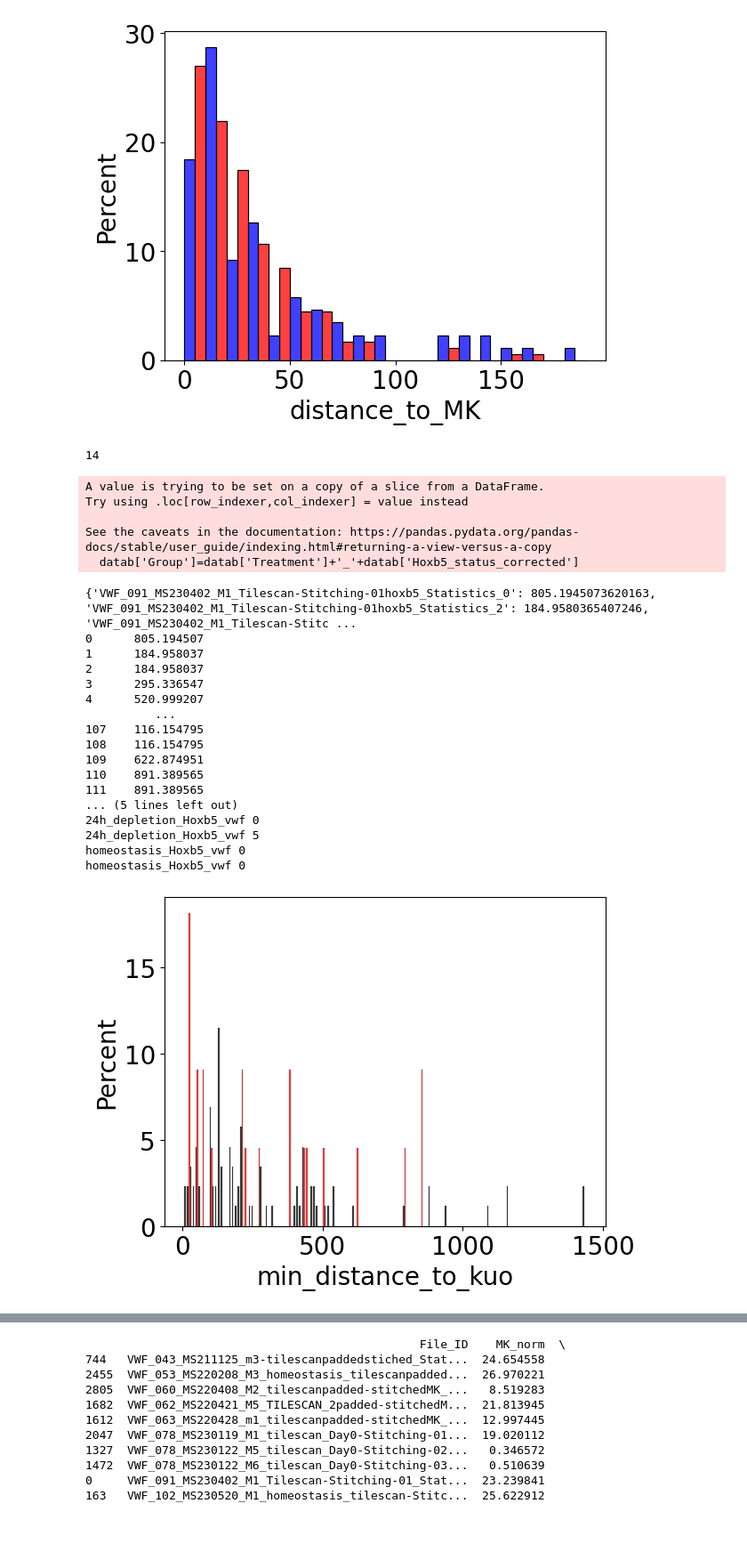
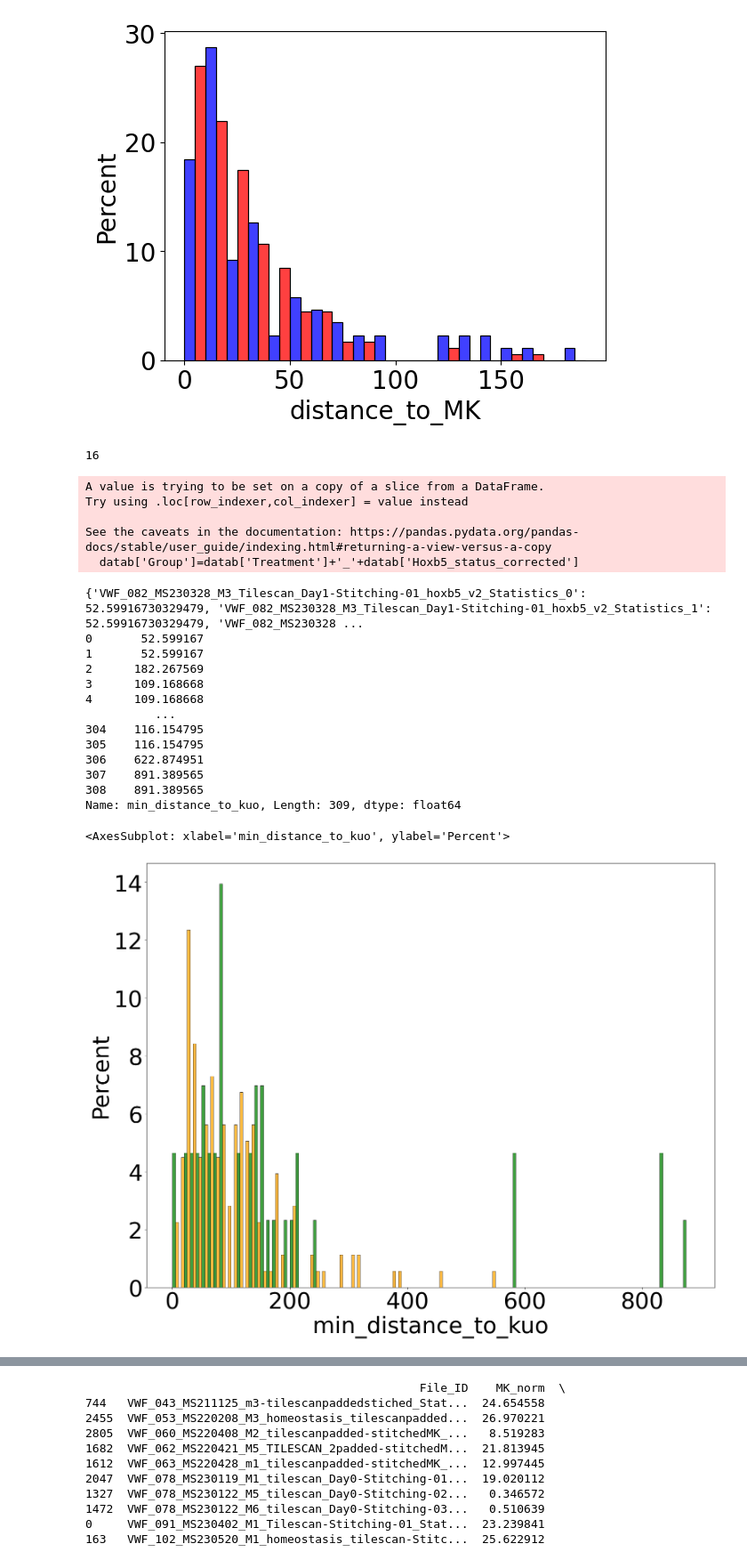
Before and after one commit to Mas515/Image_analysis, a Jupyter notebook: IVMtilescans_plot.ipynb, the cells around one changed output, grey strips where cells are left out. Shown at 89% size. Cells and saved outputs as stored; diff of their text form; code cells hidden in the pictures; blank space fills up the shorter version.

```diff
--- a/IVMtilescans_plot.ipynb
+++ b/IVMtilescans_plot.ipynb
@@ -540,15 +540,16 @@ data=data[[ 'Final_Cell_ID','Treatment', 'Hoxb5_status_corrected', 'distance_to_
 # %%
 #attempt to calculate distances between KuO
 data=pd.read_csv('/Users/secchim/Documents/Experiments/distance analysis/distance_to_MK_v1.csv', index_col=None, header=0)
+plt.rcParams["font.size"]=40
 
 # data=data[data['Treatment']=='homeostasis']
 # data=data[data['Treatment']=='ageing']
 data=data[data['file_type']=='tilescan']
 data['Final_Cell_ID']=data['file']+'_'+data['ID'].astype(str)
 # datax=data[data['track_length']!=0]
-data=data[data['Treatment']!='ageing']
+# data=data[data['Treatment']!='ageing']
 data=data[data['Treatment']!='depletion']
-# data=data[data['Treatment']!='24h_depletion']
+data=data[data['Treatment']!='24h_depletion']
 # data=data[data['Treatment']!='homeostasis']
 # datax=datax[datax['Metadata_Timepoint']!='1']
 
@@ -626,60 +627,67 @@ for i, b in data.iterrows():
     data.loc[i,'min_distance_to_kuo']=data.loc[i,'min_distance_to_kuo']-10
     if data.loc[i,'min_distance_to_kuo']<0:
         data.loc[i,'min_distance_to_kuo']=0
 
 ##plotting homeostasis and depletion for Hoxb5+vwf-
 # data=data[data['Hoxb5_status_corrected']=='hoxb5']
-sns.histplot(data, x="min_distance_to_kuo", hue="Treatment", palette=['black','red'], hue_order=('homeostasis','24h_depletion'), legend=False, binwidth=10, multiple="dodge",stat='percent', common_norm=False)
+# sns.histplot(data, x="min_distance_to_kuo", hue="Treatment", palette=['black','red'], hue_order=('homeostasis','24h_depletion'), legend=False, binwidth=10, multiple="dodge",stat='percent', common_norm=False)
 ##plotting homeostasis and ageing for Hoxb5+vwf-
-# sns.histplot(data, x="min_distance_to_kuo", hue="Treatment", palette=['blue','red'], hue_order=('homeostasis','ageing'), legend=False, binwidth=10, multiple="dodge")
+# sns.histplot(data, x="min_distance_to_kuo", hue="Treatment", palette=['blue','red'], hue_order=('homeostasis','ageing'), legend=False, binwidth=10, multiple="dodge",stat='percent', common_norm=False)
 
 
 # ## plotting hoxb5vwf+ vs hoxb5vwf- in ageing
-# data=data[data['Treatment']!='homeostasis']
-# sns.histplot(data, x="min_distance_to_kuo", hue="Hoxb5_status_corrected", palette=['green','orange'], hue_order=('Hoxb5_vwf','hoxb5'), legend=False, binwidth=10, multiple="dodge")
+data=data[data['Treatment']!='homeostasis']
+sns.histplot(data, x="min_distance_to_kuo", hue="Hoxb5_status_corrected", palette=['green','orange'], hue_order=('Hoxb5_vwf','hoxb5'), legend=False, binwidth=10, multiple="dodge",stat='percent', common_norm=False)
 # print(len(data['Final_Cell_ID'].unique()))
 
-#TO GET THE NUMBERS OF CELLS IN CLUSTER FOR THE PIE PLOTS
-for i in data['Group'].unique():
-    db=(data[data['Group']==i])
-    print(i, len(db[db['min_distance_to_kuo']<20]))
-    print(i, len(db[db['min_distance_to_kuo']>20]))
+# #TO GET THE NUMBERS OF CELLS IN CLUSTER FOR THE PIE PLOTS
+# for i in data['Group'].unique():
+#     db=(data[data['Group']==i])
+#     print(i, len(db[db['min_distance_to_kuo']<20]))
+#     print(i, len(db[db['min_distance_to_kuo']>20]))
 
 ##STATS
 # data=data[data['Treatment']!='depletion']###When excluding na, compare only homeostasis and 24hdepletion
 # model = ols('min_distance_to_kuo ~  C(Hoxb5_status_corrected) + C(Treatment)', data=data).fit()
 # sm.stats.anova_lm(model, typ=2)
 # sm.stats.multicomp.pairwise_tukeyhsd(data['min_distance_to_kuo'], data['Treatment'], alpha=0.05).summary()
 # sm.stats.multicomp.pairwise_tukeyhsd(data['min_distance_to_kuo'], data['Hoxb5_status_corrected'], alpha=0.05).summary()
 # sm.stats.multicomp.pairwise_tukeyhsd(data['min_distance_to_kuo'], data['Group'], alpha=0.05).summary()
 
 # data.to_csv('/Users/secchim/Documents/Experiments/distance analysis/permut_hoxb5.csv', index=False)
 # data.to_csv('/Users/secchim/Documents/Experiments/distance analysis/permut_hoxb5_aged.csv', index=False)
+
+# ### calculating how many cells and how many mice used in this analysis
+# data['Mouse']=data['file'].str[0:19]
+# # list=[ 'Hoxb5_vwf_homeostasis','hoxb5_homeostasis', 'Hoxb5_vwf_depletion', 'hoxb5_depletion', 'Hoxb5_vwf_24hdepletion', 'hoxb5_24hdepletion']
+# list=[ 'homeostasis', 'depletion', '24h_depletion']
+# for i in list:
+#     # dx=data[data['Group']== i]
+#     dx=data[data['Treatment']== i]
+#     print(i, len(dx['Mouse'].unique()),dx['Mouse'].unique())
+#     # print(i, len(dx['Final_Cell_ID'].unique()))
 # %% [output]
-14
+16
 A value is trying to be set on a copy of a slice from a DataFrame.
 Try using .loc[row_indexer,col_indexer] = value instead
 
 See the caveats in the documentation: https://pandas.pydata.org/pandas-docs/stable/user_guide/indexing.html#returning-a-view-versus-a-copy
   datab['Group']=datab['Treatment']+'_'+datab['Hoxb5_status_corrected']
-{'VWF_091_MS230402_M1_Tilescan-Stitching-01hoxb5_Statistics_0': 805.1945073620163, 'VWF_091_MS230402_M1_Tilescan-Stitching-01hoxb5_Statistics_2': 184.9580365407246, 'VWF_091_MS230402_M1_Tilescan-Stitc ...
-0      805.194507
-1      184.958037
-2      184.958037
-3      295.336547
-4      520.999207
+{'VWF_082_MS230328_M3_Tilescan_Day1-Stitching-01_hoxb5_v2_Statistics_0': 52.59916730329479, 'VWF_082_MS230328_M3_Tilescan_Day1-Stitching-01_hoxb5_v2_Statistics_1': 52.59916730329479, 'VWF_082_MS230328 ...
+0       52.599167
+1       52.599167
+2      182.267569
+3      109.168668
+4      109.168668
           ...
-107    116.154795
-108    116.154795
-109    622.874951
-110    891.389565
-111    891.389565
-... (5 lines left out)
-24h_depletion_Hoxb5_vwf 0
-24h_depletion_Hoxb5_vwf 5
-homeostasis_Hoxb5_vwf 0
-homeostasis_Hoxb5_vwf 0
+304    116.154795
+305    116.154795
+306    622.874951
+307    891.389565
+308    891.389565
+Name: min_distance_to_kuo, Length: 309, dtype: float64
+<AxesSubplot: xlabel='min_distance_to_kuo', ylabel='Percent'>
-[figure, old version]
+[figure, new version]
 # %%
 data=pd.read_csv('/Users/secchim/Documents/Experiments/distance analysis/distance_to_MK_v1.csv', index_col=None, header=0)
 plt.rcParams["font.size"]=20
```
Also changed, not shown: parts of 4 cells of this notebook.
